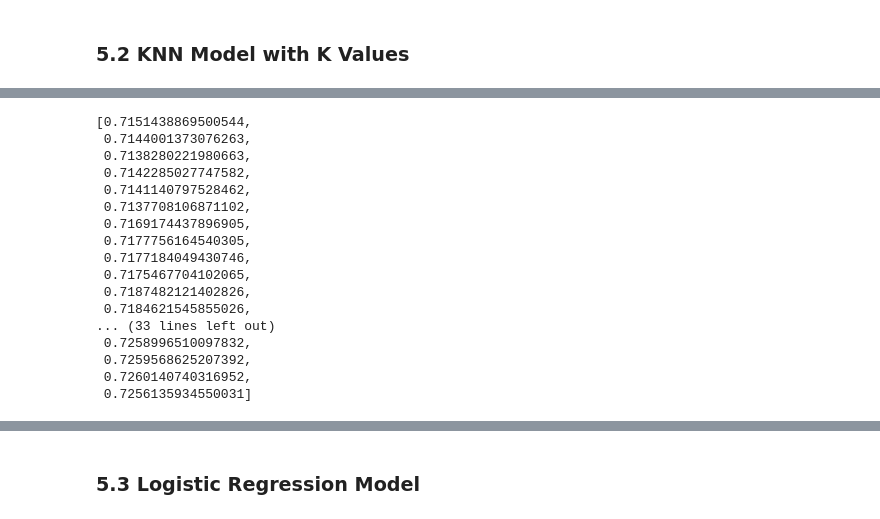
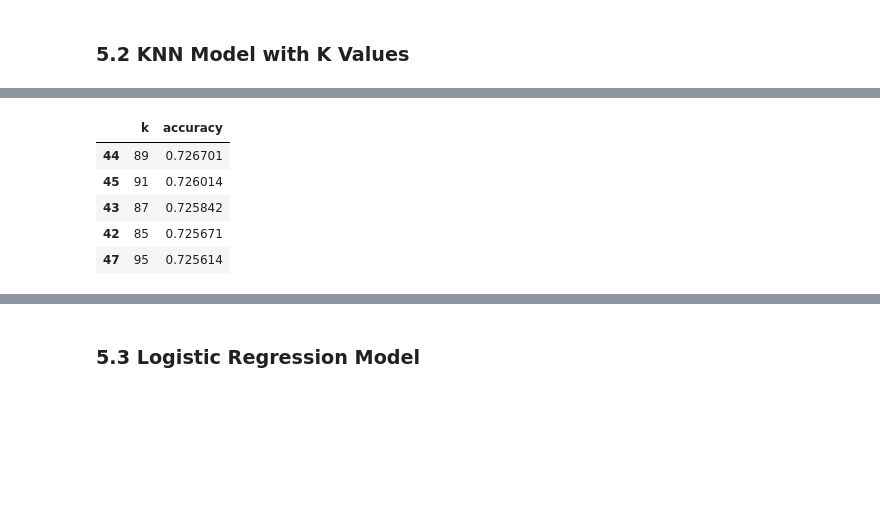
Before and after one commit to d-widyantama/Machine_Learning-Modul-3-Purwadhika, a Jupyter notebook: 3-KNN Modelling-Practice/Module3-Day3-KNN_Modelling_HotelBookings.ipynb, the cells around one changed output, grey strips where cells are left out. Cells and saved outputs as stored; diff of their text form; code cells hidden in the pictures; blank space fills up the shorter version.

```diff
--- a/3-KNN Modelling-Practice/Module3-Day3-KNN_Modelling_HotelBookings.ipynb
+++ b/3-KNN Modelling-Practice/Module3-Day3-KNN_Modelling_HotelBookings.ipynb
@@ -312,12 +312,13 @@ kvalues = []
 k_score_dictionary = {}
 
 for k in range(1,100, 2):
-    knn_multi_k = KNeighborsClassifier(n_neighbors=k)
-    knn_multi_k.fit(xtrain,ytrain)
+    knn_k_tuned = KNeighborsClassifier(n_neighbors=k)
+    knn_k_tuned.fit(xtrain,ytrain)
     #Print report
-    pred_knn = knn_multi_k.predict(xtest)
+    pred_knn_k_tuned = knn_k_tuned.predict(xtest)
     acc = accuracy_score(ytest, pred_knn)
     # print(f'KNN Accuracy Score: {round(accuracy_score(ytest,pred_knn)*100,2)} %')
-    accuracies.append(acc)
-    kvalues.append(k)
+    # accuracies.append(acc)
+    # kvalues.append(k)
     # k_score_dictionary[kvalues[k]] = accuracies[k]
+    k_score_dictionary[kvalues[k]] = accuracies[k]
@@ -423,20 +326,0 @@ kvalues
-# %%
-accuracies
-# %% [output]
-[0.7151438869500544,
- 0.7144001373076263,
- 0.7138280221980663,
- 0.7142285027747582,
- 0.7141140797528462,
- 0.7137708106871102,
- 0.7169174437896905,
- 0.7177756164540305,
- 0.7177184049430746,
- 0.7175467704102065,
- 0.7187482121402826,
- 0.7184621545855026,
-... (33 lines left out)
- 0.7258996510097832,
- 0.7259568625207392,
- 0.7260140740316952,
- 0.7256135934550031]
@@ -442,0 +344,10 @@ accuracies
+# %%
+#Sort result by accuracy and show top 5
+df_score_result.sort_values(by='accuracy', ascending=False).head(5)
+# %% [output]
+|  | k | accuracy |
+| 44 | 89 | 0.726701 |
+| 45 | 91 | 0.726014 |
+| 43 | 87 | 0.725842 |
+| 42 | 85 | 0.725671 |
+| 47 | 95 | 0.725614 |
```
Also changed, not shown: parts of 19 cells of this notebook, 2 other files.
